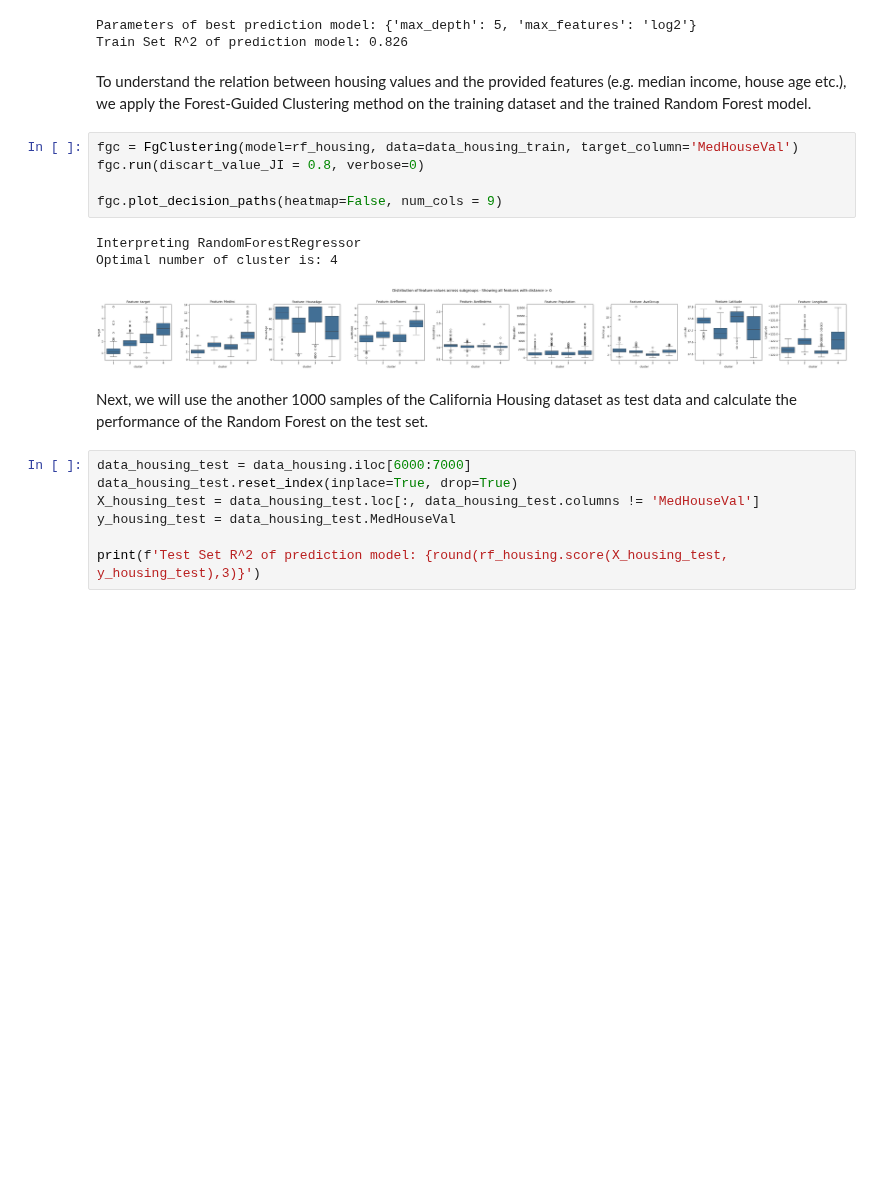
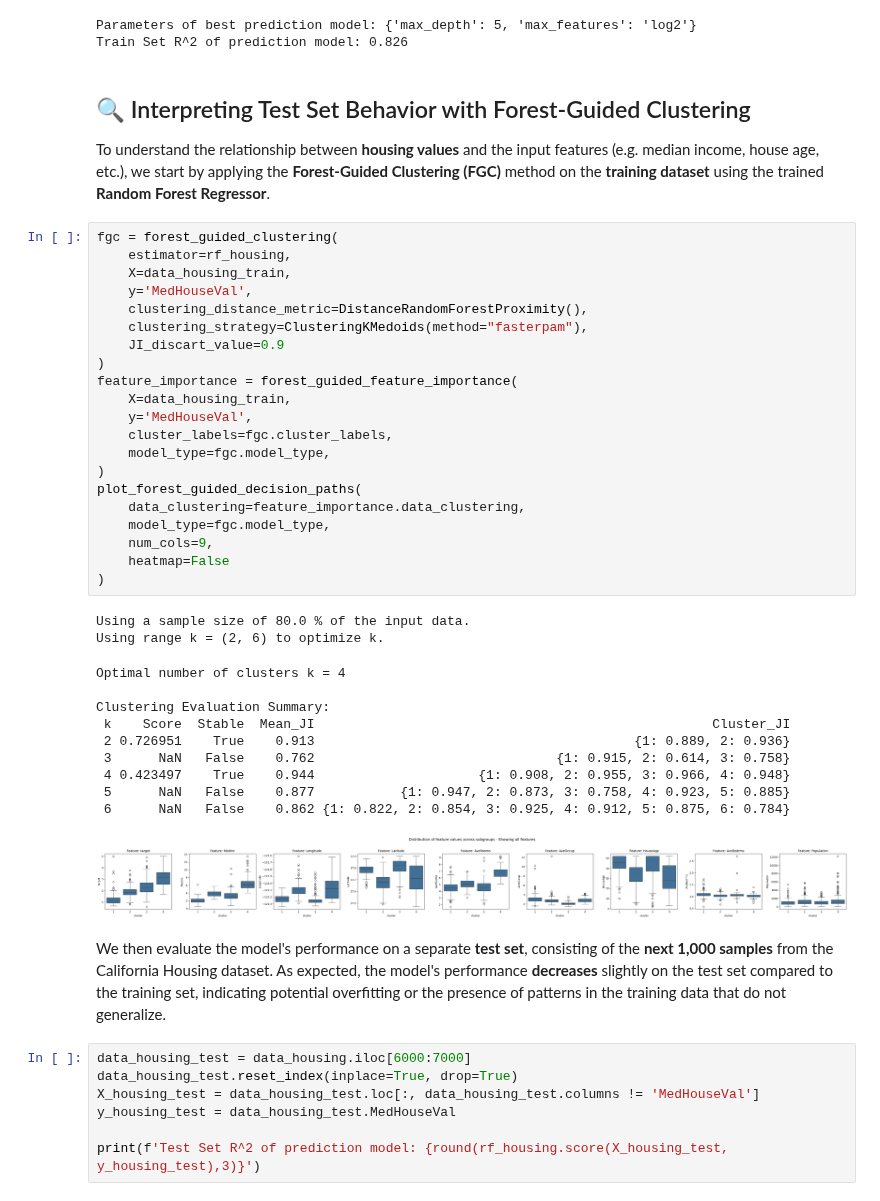
Before and after one commit to HelmholtzAI-Consultants-Munich/fg-clustering, a Jupyter notebook: tutorials/special_case_inference_with_FGC.ipynb, the cells around one changed output. Saved outputs shown, nothing was run; the diff lists cells and outputs as text; blank space fills up the shorter version.

```diff
--- a/tutorials/special_case_inference_with_FGC.ipynb
+++ b/tutorials/special_case_inference_with_FGC.ipynb
@@ -39,18 +43,45 @@ print(f'Train Set R^2 of prediction model: {round(rf_housing.score(X_housing_tra
 Parameters of best prediction model: {'max_depth': 5, 'max_features': 'log2'}
 Train Set R^2 of prediction model: 0.826
 # %% [markdown]
-To understand the relation between housing values and the provided features (e.g. median income, house age etc.), we apply the Forest-Guided Clustering method on the training dataset and the trained Random Forest model.
+## 🔍 Interpreting Test Set Behavior with Forest-Guided Clustering
+
+To understand the relationship between **housing values** and the input features (e.g. median income, house age, etc.), we start by applying the **Forest-Guided Clustering (FGC)** method on the **training dataset** using the trained **Random Forest Regressor**.
-# %%
-fgc = FgClustering(model=rf_housing, data=data_housing_train, target_column='MedHouseVal')
-fgc.run(discart_value_JI = 0.8, verbose=0)
-
-fgc.plot_decision_paths(heatmap=False, num_cols = 9)
-# %% [output]
-Interpreting RandomForestRegressor
-Optimal number of cluster is: 4
-[figure, removed]
-# %% [markdown]
-Next, we will use the another 1000 samples of the California Housing dataset as test data and calculate the performance of the Random Forest on the test set.
+# %%
+fgc = forest_guided_clustering(
+    estimator=rf_housing,
+    X=data_housing_train,
+    y='MedHouseVal',
+    clustering_distance_metric=DistanceRandomForestProximity(),
+    clustering_strategy=ClusteringKMedoids(method="fasterpam"),
+    JI_discart_value=0.9
+)
+feature_importance = forest_guided_feature_importance(
+    X=data_housing_train,
+    y='MedHouseVal',
+    cluster_labels=fgc.cluster_labels,
+    model_type=fgc.model_type,
+)
+plot_forest_guided_decision_paths(
+    data_clustering=feature_importance.data_clustering,
+    model_type=fgc.model_type,
+    num_cols=9,
+    heatmap=False
+)
+# %% [output]
+Using a sample size of 80.0 % of the input data.
+Using range k = (2, 6) to optimize k.
+Optimal number of clusters k = 4
+
+Clustering Evaluation Summary:
+ k    Score  Stable  Mean_JI                                                   Cluster_JI
+ 2 0.726951    True    0.913                                         {1: 0.889, 2: 0.936}
+ 3      NaN   False    0.762                               {1: 0.915, 2: 0.614, 3: 0.758}
+ 4 0.423497    True    0.944                     {1: 0.908, 2: 0.955, 3: 0.966, 4: 0.948}
+ 5      NaN   False    0.877           {1: 0.947, 2: 0.873, 3: 0.758, 4: 0.923, 5: 0.885}
+ 6      NaN   False    0.862 {1: 0.822, 2: 0.854, 3: 0.925, 4: 0.912, 5: 0.875, 6: 0.784}
+[figure, added]
+# %% [markdown]
+We then evaluate the model's performance on a separate **test set**, consisting of the **next 1,000 samples** from the California Housing dataset. As expected, the model's performance **decreases** slightly on the test set compared to the training set, indicating potential overfitting or the presence of patterns in the training data that do not generalize.
 # %%
 data_housing_test = data_housing.iloc[6000:7000]
 data_housing_test.reset_index(inplace=True, drop=True)
```
Also changed, not shown: parts of 10 cells of this notebook, 1 other file.
